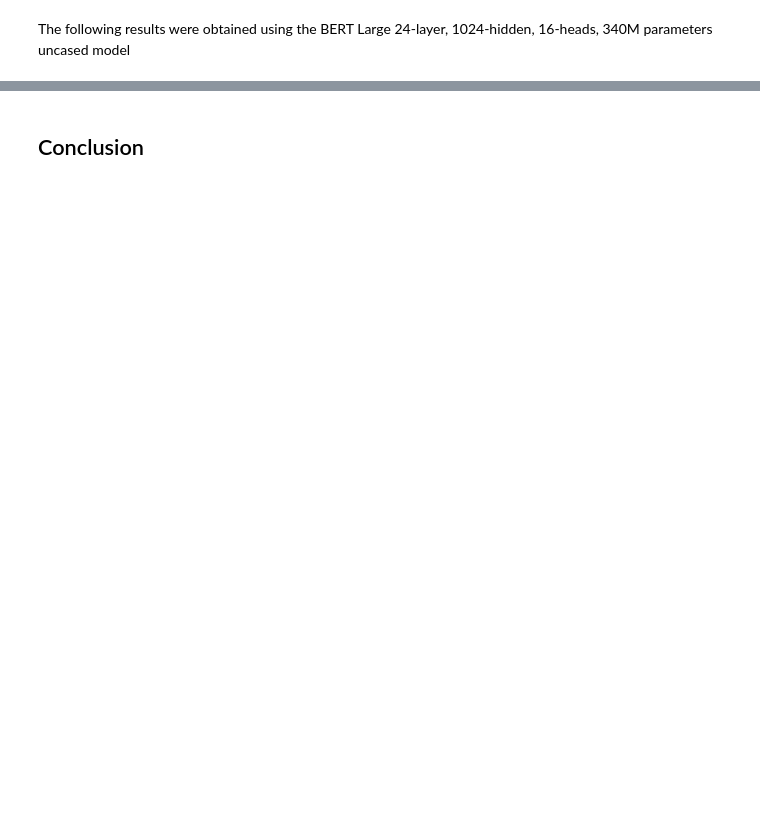
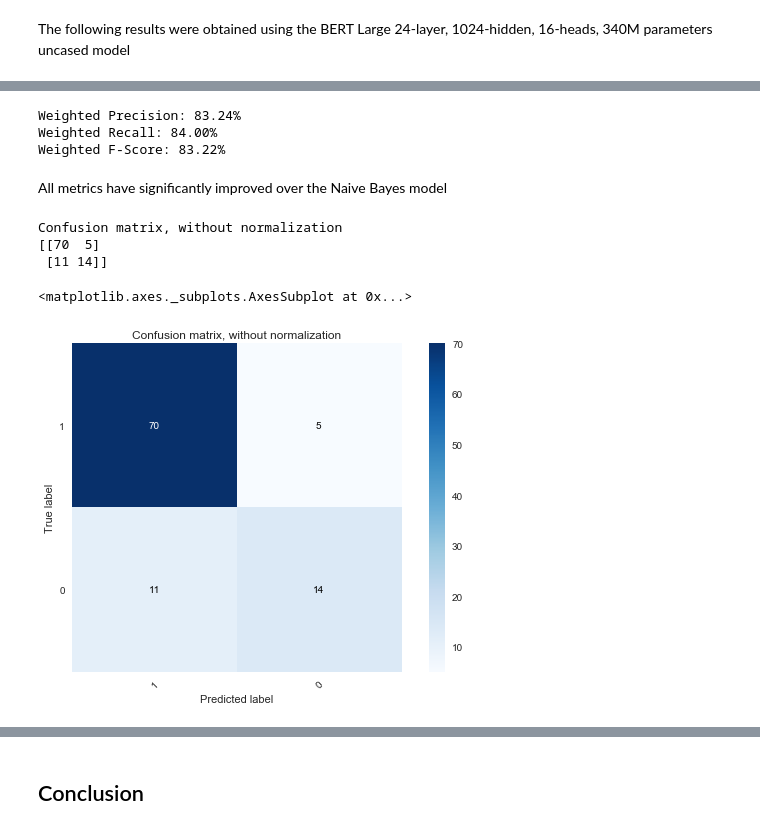
Before and after one commit to carlosbrown2/fake-news-detection, a Jupyter notebook: Capstone Project 2.ipynb, the cells around one changed output, grey strips where cells are left out. Saved outputs shown, nothing was run; the diff lists cells and outputs as text; code cells hidden in the pictures; blank space fills up the shorter version.

```diff
--- a/Capstone Project 2.ipynb
+++ b/Capstone Project 2.ipynb
@@ -607,0 +646,4 @@ So, the biggest factor in model performance in the size of the training set. Whi
+# %%
+#import test results, same order as test.tsv
+test_results = pd.read_csv('/Users/carlosbrown/Documents/Springboard/Capstone Project 2/bert/bert_output/bert_output_test_test_results.tsv',sep='\t',header=None)
+test_results.head()
@@ -607,0 +657,4 @@ So, the biggest factor in model performance in the size of the training set. Whi
+# %%
+#reset indices
+df_bert_test.reset_index(drop=True,inplace=True)
+df_bert_test.head()
@@ -607,0 +668,15 @@ So, the biggest factor in model performance in the size of the training set. Whi
+# %%
+#concatenate original df_bert_test with bert output results
+df_test = pd.concat([df_bert_test,test_results],axis=1)
+df_test.columns = ['id','label','alpha','text','fake','real']
+df_test['predict'] = 0
+# %%
+#convert probabilities to class prediction
+def predict(row):
+    if row['fake'] > row['real']:
+        return 0
+    else:
+        return 1
+
+df_test['predict'] = df_test.apply(lambda row: predict(row),axis=1)
+df_test.head()
@@ -607,0 +690,23 @@ So, the biggest factor in model performance in the size of the training set. Whi
+# %%
+#calculate and print BERT model metrics
+test_accuracy = df_test[df_test['label']==df_test['predict']].shape[0] / df_test.shape[0]
+bert_metrics = precision_recall_fscore_support(df_test['label'],df_test['predict'],average='weighted')
+
+print('Weighted Precision: {0:.2f}%'.format(bert_metrics[0]*100))
+print('Weighted Recall: {0:.2f}%'.format(bert_metrics[1]*100))
+print('Weighted F-Score: {0:.2f}%'.format(bert_metrics[2]*100))
+# %% [output]
+Weighted Precision: 83.24%
+Weighted Recall: 84.00%
+Weighted F-Score: 83.22%
+# %% [markdown]
+All metrics have significantly improved over the Naive Bayes model
+# %%
+#generate confusion matrix
+data.plot_confusion_matrix(df_test['label'],df_test['predict'],[1,0],normalize=False)
+# %% [output]
+Confusion matrix, without normalization
+[[70  5]
+ [11 14]]
+<matplotlib.axes._subplots.AxesSubplot at 0x...>
+[figure, added]
```
Also changed, not shown: parts of 35 cells of this notebook, 1 other file.
